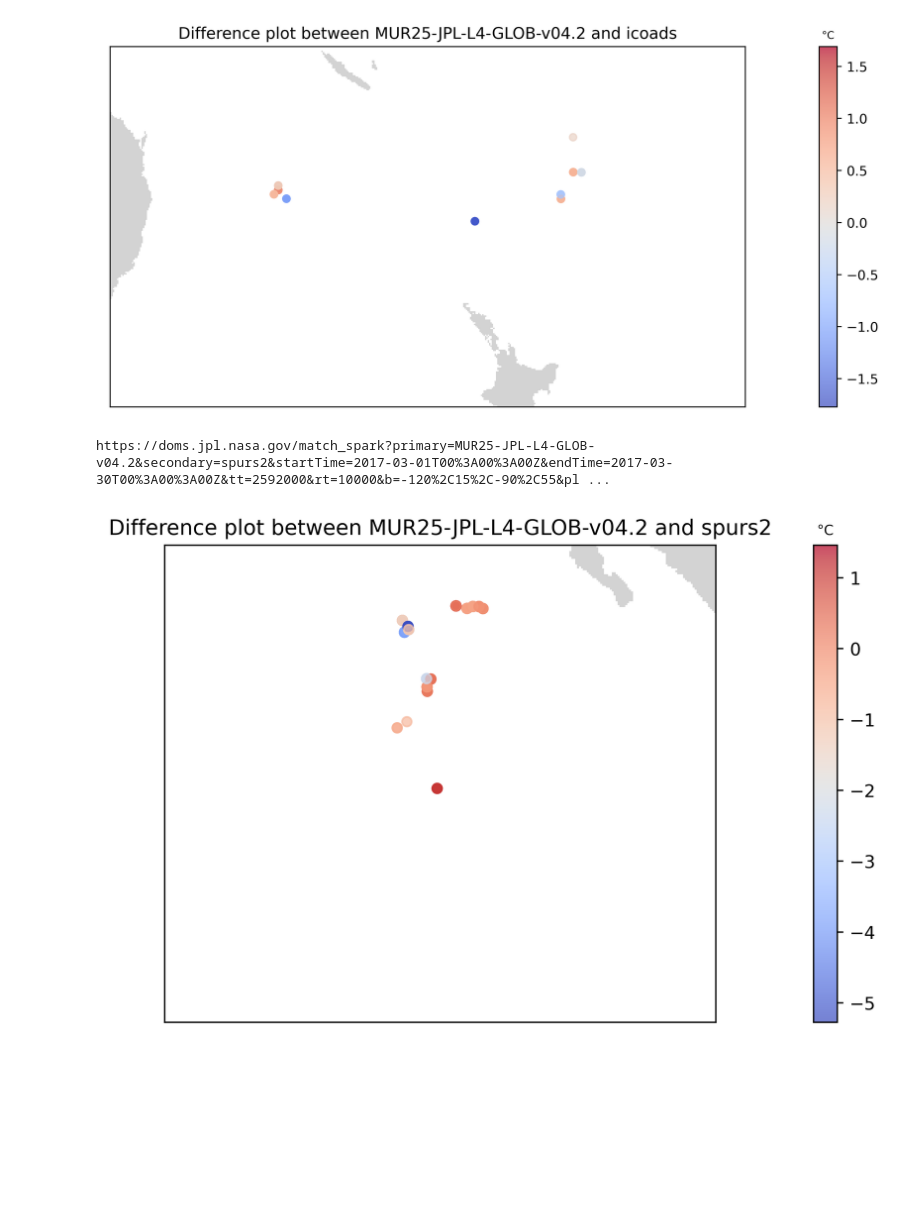
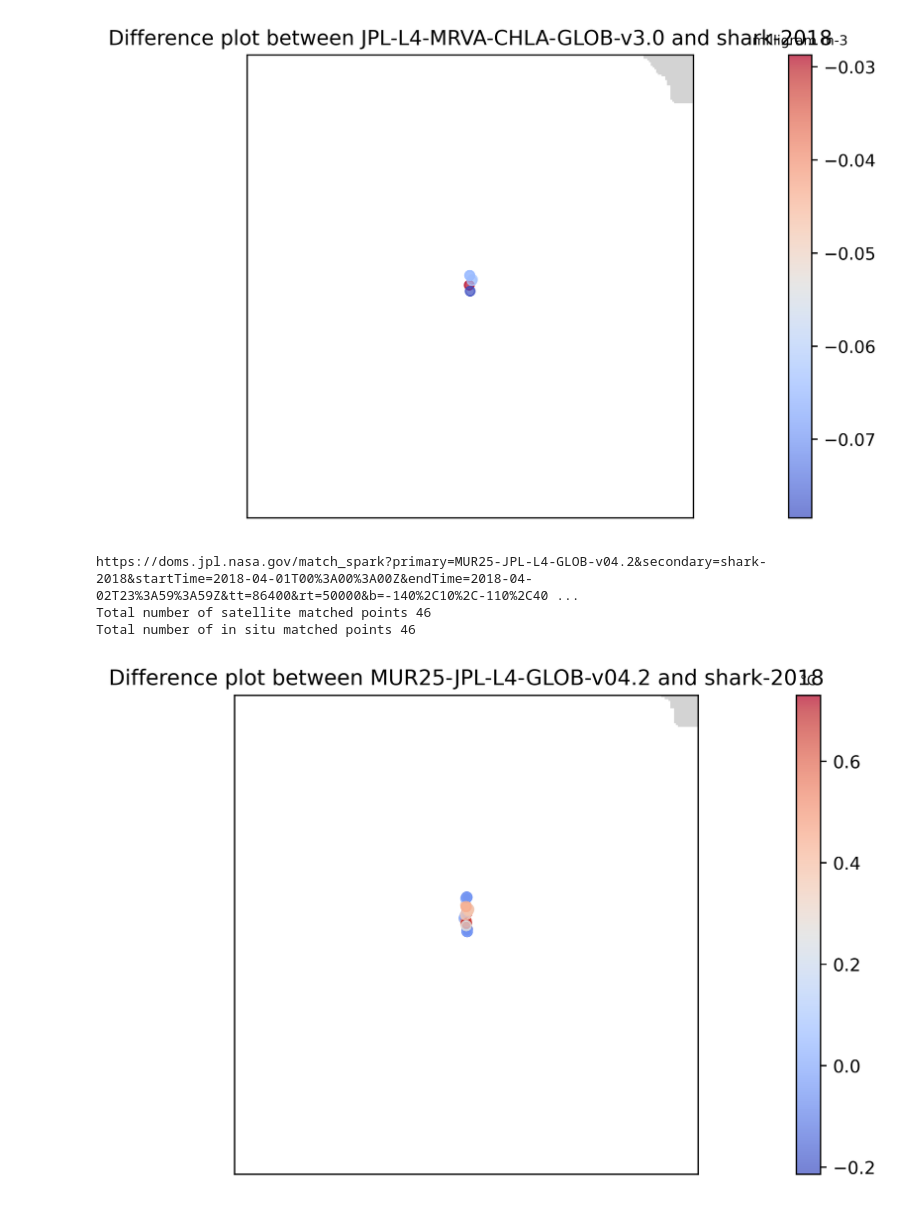
Before and after one commit to access-cdms/cdms-notebooks, a Jupyter notebook: CDMS-Match-Up-Demo.ipynb, the cells around one changed output. Drawn from its saved outputs; the diff is of its cells as text; code cells hidden in the pictures; blank space fills up the shorter version.

```diff
--- a/CDMS-Match-Up-Demo.ipynb
+++ b/CDMS-Match-Up-Demo.ipynb
@@ -15,14 +121,2 @@ from matplotlib.lines import Line2D
 # %%
 matchup_url = 'https://doms.jpl.nasa.gov/match_spark'
-# %%
-def execute_matchup_request(query_params):
-    full_matchup_url = f'{matchup_url}?{urlencode(query_params)}'
-    print(full_matchup_url)
-
-    response = requests.get(full_matchup_url)
-    response = response.json()
-#     print(json.dumps(response, indent=2))
-
-    primary_points = [(float(primary_point['x']), float(primary_point['y']), float(primary_point['primary'][0]['variable_value'])) for primary_point in response['data']]
-    secondary_points = [(float(secondary_point['x']), float(secondary_point['y']), float(secondary_point['secondary'][0]['variable_value'])) for primary_point in response['data'] for secondary_point in primary_point['matches']]
-    return primary_points, secondary_points
@@ -29,18 +141,18 @@ def execute_matchup_request(query_params):
 # %%
 query_params = {
-    'primary': 'MUR25-JPL-L4-GLOB-v04.2',
-    'secondary': 'icoads',
-    'startTime': '2018-09-24T00:00:00Z',
-    'endTime': '2018-09-30T00:00:00Z',
-    'tt': 2592000,  # Time tolerance
-    'rt': 1000,  # Spatial tolerance
-    'b': '160,-30,180,-25',
-    'platforms': '1,2,3,4,5,6,7,8,9',
-    'depthMin': 0,
+    'primary': 'JPL-L4-MRVA-CHLA-GLOB-v3.0',
+    'secondary': 'shark-2018',
+    'startTime': '2018-04-01T00:00:00Z',
+    'endTime': '2018-04-01T23:59:59Z',
+    'tt': 86400,  # Time tolerance
+    'rt': 50000,  # Spatial tolerance
+    'b': '-140,10,-110,40',
+    'platforms': '3B',
+    'depthMin': -5,
     'depthMax': 5,
     'matchOnce': 'true',
     'resultSizeLimit': 100
 }
 # %%
-primary_points, secondary_points = execute_matchup_request(query_params)
+primary_points, secondary_points = execute_matchup_request(query_params, "mass_concentration_of_chlorophyll_in_sea_water")
 # %% [output]
@@ -105,5 +219,5 @@ plot_points(primary_points, secondary_points)
 # %%
-def generate_diff_plot(primary_points, secondary_points, primary_name, secondary_name):
+def generate_diff_plot(primary_points, secondary_points, primary_name, secondary_name, units):
     diffs = [primary_point[2] - secondary_point[2] for primary_point, secondary_point in zip(primary_points, secondary_points)]
 
     plt.figure(figsize=(20,5), dpi=500)
@@ -134,34 +248,33 @@ def generate_diff_plot(primary_points, secondary_points, primary_name, secondary
     # Draw scatter points
     sc = plt.scatter(x2, y2, 30, marker='o', c=diffs, alpha=0.7, cmap=cmap)
 
-    # transform input bbox
-    bx, by = basemap([160, 180], [-25, -30])
-
     cb = plt.colorbar(sc)
-    cb.ax.set_title('°C',fontsize=8)
+    cb.ax.set_title(units,fontsize=8)
     plt.title(f'Difference plot between {primary_name} and {secondary_name}')
 # %%
-generate_diff_plot(primary_points, secondary_points, query_params['primary'], query_params['secondary'])
+generate_diff_plot(primary_points, secondary_points, query_params['primary'], query_params['secondary'], 'milligram m-3')
 # %% [output]
-[figure, old version]
+[figure, new version]
 # %%
 query_params = {
     'primary': 'MUR25-JPL-L4-GLOB-v04.2',
-    'secondary': 'spurs2',
-    'startTime': '2017-03-01T00:00:00Z',
-    'endTime': '2017-03-30T00:00:00Z',
-    'tt': 2592000,  # Time tolerance
-    'rt': 10000,  # Spatial tolerance
-    'b': '-120,15,-90,55',
-    'platforms': '1,2,3,4,5,6,7,8,9',
-    'depthMin': 0,
+    'secondary': 'shark-2018',
+    'startTime': '2018-04-01T00:00:00Z',
+    'endTime': '2018-04-02T23:59:59Z',
+    'tt': 86400,  # Time tolerance
+    'rt': 50000,  # Spatial tolerance
+    'b': '-140,10,-110,40',
+    'platforms': '3B',
+    'depthMin': -5,
     'depthMax': 5,
     'matchOnce': 'true',
-    'resultSizeLimit': 1000
+    'resultSizeLimit': 100
 }
 
-primary_points, secondary_points = execute_matchup_request(query_params)
-generate_diff_plot(primary_points, secondary_points, query_params['primary'], query_params['secondary'])
+primary_points, secondary_points = execute_matchup_request(query_params, "sea_water_temperature")
+generate_diff_plot(primary_points, secondary_points, query_params['primary'], query_params['secondary'], '°C')
 # %% [output]
-https://doms.jpl.nasa.gov/match_spark?primary=MUR25-JPL-L4-GLOB-v04.2&secondary=spurs2&startTime=2017-03-01T00%3A00%3A00Z&endTime=2017-03-30T00%3A00%3A00Z&tt=2592000&rt=10000&b=-120%2C15%2C-90%2C55&pl ...
+https://doms.jpl.nasa.gov/match_spark?primary=MUR25-JPL-L4-GLOB-v04.2&secondary=shark-2018&startTime=2018-04-01T00%3A00%3A00Z&endTime=2018-04-02T23%3A59%3A59Z&tt=86400&rt=50000&b=-140%2C10%2C-110%2C40 ...
+Total number of satellite matched points 46
+Total number of in situ matched points 46
-[figure, old version]
+[figure, new version]
```
Also changed, not shown: parts of 15 cells of this notebook.
